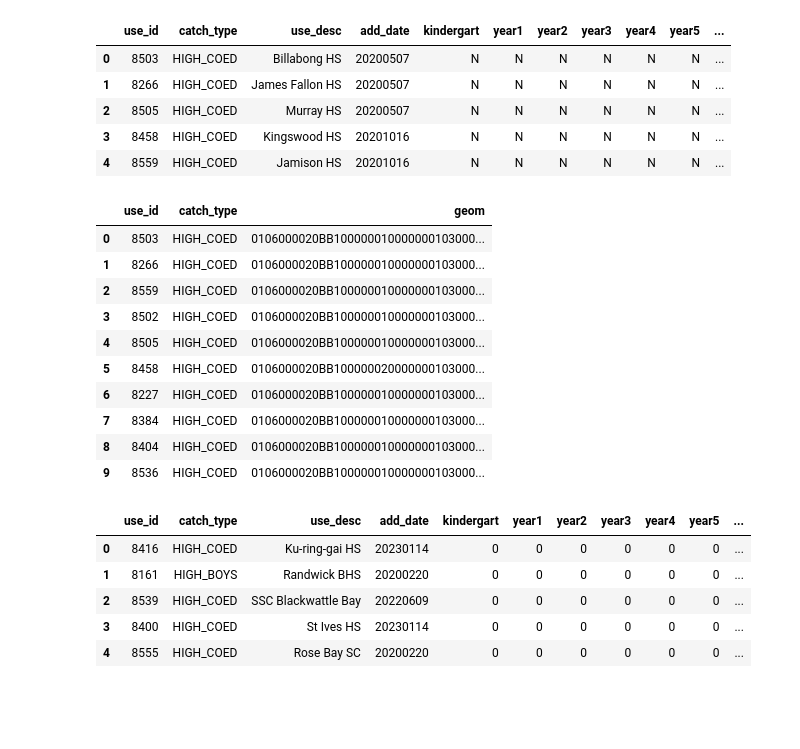
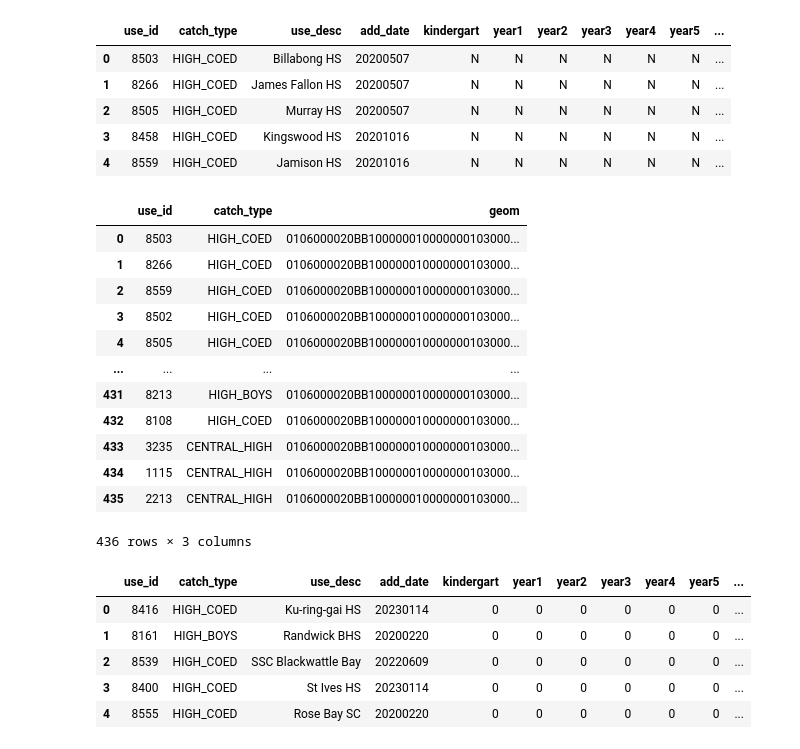
Before and after one commit to th1encan/DATA2001, a Jupyter notebook: DATA2001_assignment.ipynb, the cells around one changed output. Drawn from its saved outputs; the diff is of its cells as text; code cells hidden in the pictures; blank space fills up the shorter version.

```diff
--- a/DATA2001_assignment.ipynb
+++ b/DATA2001_assignment.ipynb
@@ -244,5 +244,5 @@ Next we will transform the polygons whilst conducting the WKT conversion. In thi
 # %%
-srid = 7844
+srid = 4283
 def create_wkt_element(geom, srid):
     if geom.geom_type == 'Polygon':
         geom = MultiPolygon([geom])
@@ -315,7 +315,6 @@ stops.head()
 | 3 | 201510 | NaN | Redfern Station | 1.0 | NaN | 0 | NaN | ... |
 | 4 | 201646 | 201646.0 | Redfern Station, Gibbons St, Stand B | NaN | 201510 | 0 | NaN | ... |
 # %%
-srid = 4326
 stops['geom'] = stops['geom'].apply(lambda x: WKTElement(x.wkt, srid=srid))
 stops
 # %% [output]
@@ -438,28 +437,30 @@ sec_sch.head()
 # %%
 conn.execute(text("""DROP TABLE IF EXISTS sec_sch;
 CREATE TABLE sec_sch (
     use_id INT PRIMARY KEY,
     catch_type VARCHAR(50),
     geom GEOMETRY(MULTIPOLYGON, 4283)
 );
     CREATE INDEX sec_sch_geom_ind ON sec_sch USING GIST (geom)"""
 ))
 
 sec_sch = sec_sch[['use_id', 'catch_type', 'geom']]
 sec_sch.to_sql("sec_sch", conn, if_exists='append', index=False, dtype={'geom': Geometry('MULTIPOLYGON', srid)})
-query(conn, "select * from sec_sch limit 10")
+query(conn, "select * from sec_sch")
 # %% [output]
 |  | use_id | catch_type | geom |
 | 0 | 8503 | HIGH_COED | 0106000020BB100000010000000103000... |
 | 1 | 8266 | HIGH_COED | 0106000020BB100000010000000103000... |
 | 2 | 8559 | HIGH_COED | 0106000020BB100000010000000103000... |
 | 3 | 8502 | HIGH_COED | 0106000020BB100000010000000103000... |
 | 4 | 8505 | HIGH_COED | 0106000020BB100000010000000103000... |
-| 5 | 8458 | HIGH_COED | 0106000020BB100000020000000103000... |
-| 6 | 8227 | HIGH_COED | 0106000020BB100000010000000103000... |
-| 7 | 8384 | HIGH_COED | 0106000020BB100000010000000103000... |
-| 8 | 8404 | HIGH_COED | 0106000020BB100000010000000103000... |
-| 9 | 8536 | HIGH_COED | 0106000020BB100000010000000103000... |
+| ... | ... | ... | ... |
+| 431 | 8213 | HIGH_BOYS | 0106000020BB100000010000000103000... |
+| 432 | 8108 | HIGH_COED | 0106000020BB100000010000000103000... |
+| 433 | 3235 | CENTRAL_HIGH | 0106000020BB100000010000000103000... |
+| 434 | 1115 | CENTRAL_HIGH | 0106000020BB100000010000000103000... |
+| 435 | 2213 | CENTRAL_HIGH | 0106000020BB100000010000000103000... |
+436 rows × 3 columns
 # %%
 f_sch = gpd.read_file("catchments_future.shp")
 
```
Also changed, not shown: parts of 37 cells of this notebook.
